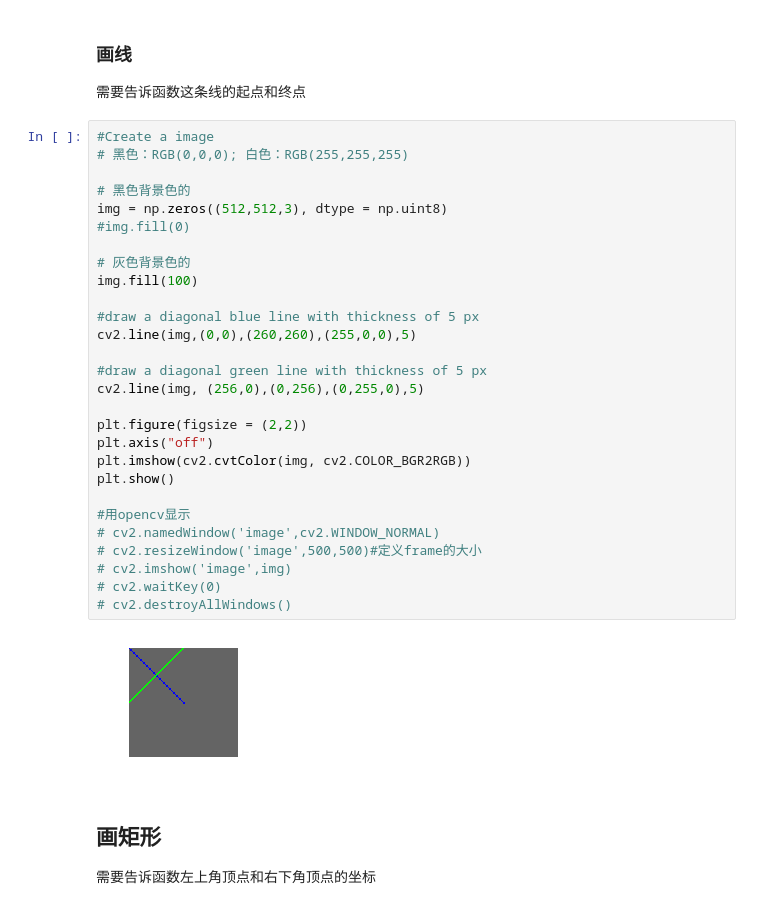
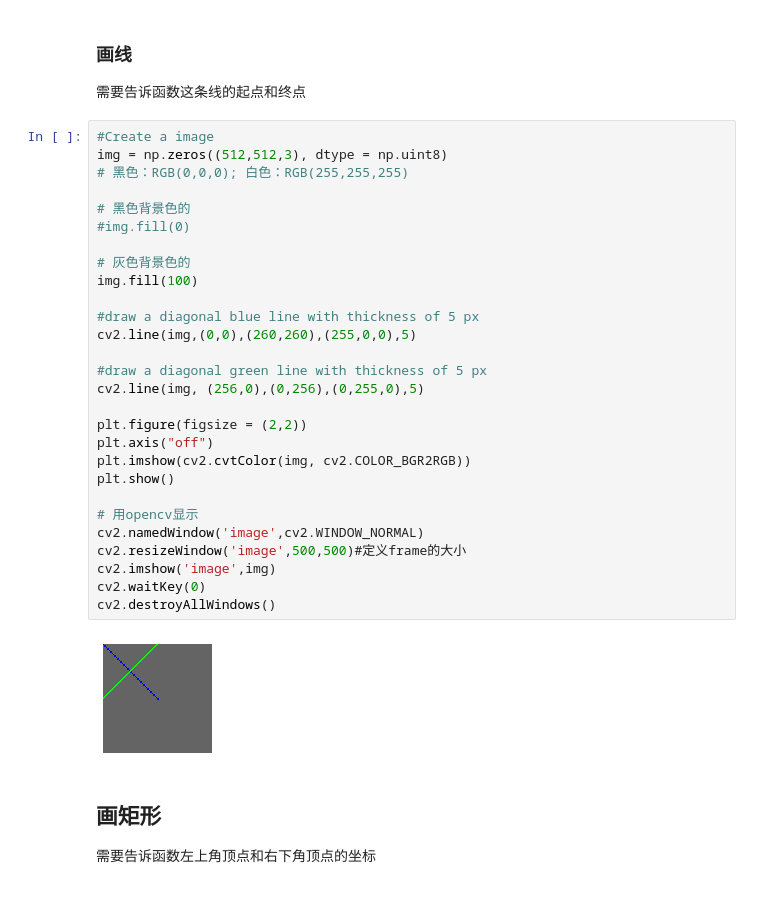
Before and after one commit to Haihan-W/WANMEN-DataScience, a Jupyter notebook: Data Science_WANMEN_course/Chapter 33. Image Recognition and Open CV/Notes 33.01-12 ImageRecognition.ipynb, the cells around one changed output. Drawn from its saved outputs; the diff is of its cells as text.

```diff
--- a/Data Science_WANMEN_course/Chapter 33. Image Recognition and Open CV/Notes 33.01-12 ImageRecognition.ipynb
+++ b/Data Science_WANMEN_course/Chapter 33. Image Recognition and Open CV/Notes 33.01-12 ImageRecognition.ipynb
@@ -265,34 +273,34 @@ bin(0xFF)
 需要告诉函数这条线的起点和终点
 # %%
 #Create a image
+img = np.zeros((512,512,3), dtype = np.uint8)
 # 黑色：RGB(0,0,0); 白色：RGB(255,255,255)
 
 # 黑色背景色的
-img = np.zeros((512,512,3), dtype = np.uint8)
 #img.fill(0)
 
 # 灰色背景色的
 img.fill(100)
 
 #draw a diagonal blue line with thickness of 5 px
 cv2.line(img,(0,0),(260,260),(255,0,0),5)
 
 #draw a diagonal green line with thickness of 5 px
 cv2.line(img, (256,0),(0,256),(0,255,0),5)
 
 plt.figure(figsize = (2,2))
 plt.axis("off")
 plt.imshow(cv2.cvtColor(img, cv2.COLOR_BGR2RGB))
 plt.show()
 
-#用opencv显示
-# cv2.namedWindow('image',cv2.WINDOW_NORMAL)
-# cv2.resizeWindow('image',500,500)#定义frame的大小
-# cv2.imshow('image',img)
-# cv2.waitKey(0)
-# cv2.destroyAllWindows()
+# 用opencv显示
+cv2.namedWindow('image',cv2.WINDOW_NORMAL)
+cv2.resizeWindow('image',500,500)#定义frame的大小
+cv2.imshow('image',img)
+cv2.waitKey(0)
+cv2.destroyAllWindows()
 # %% [output]
-[figure, old version]
+[figure, new version]
 # %% [markdown]
 ## 画矩形
 需要告诉函数左上角顶点和右下角顶点的坐标
```
Also changed, not shown: parts of 18 cells of this notebook, 1 other file.
